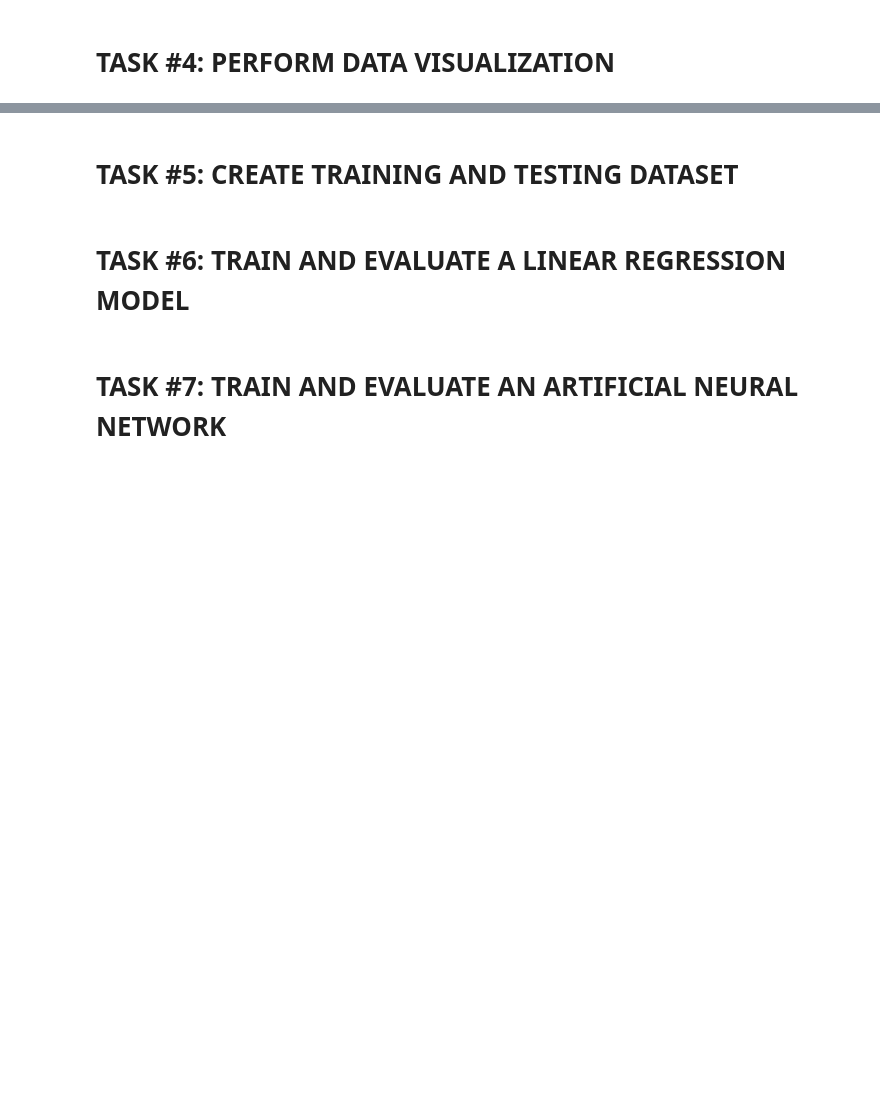
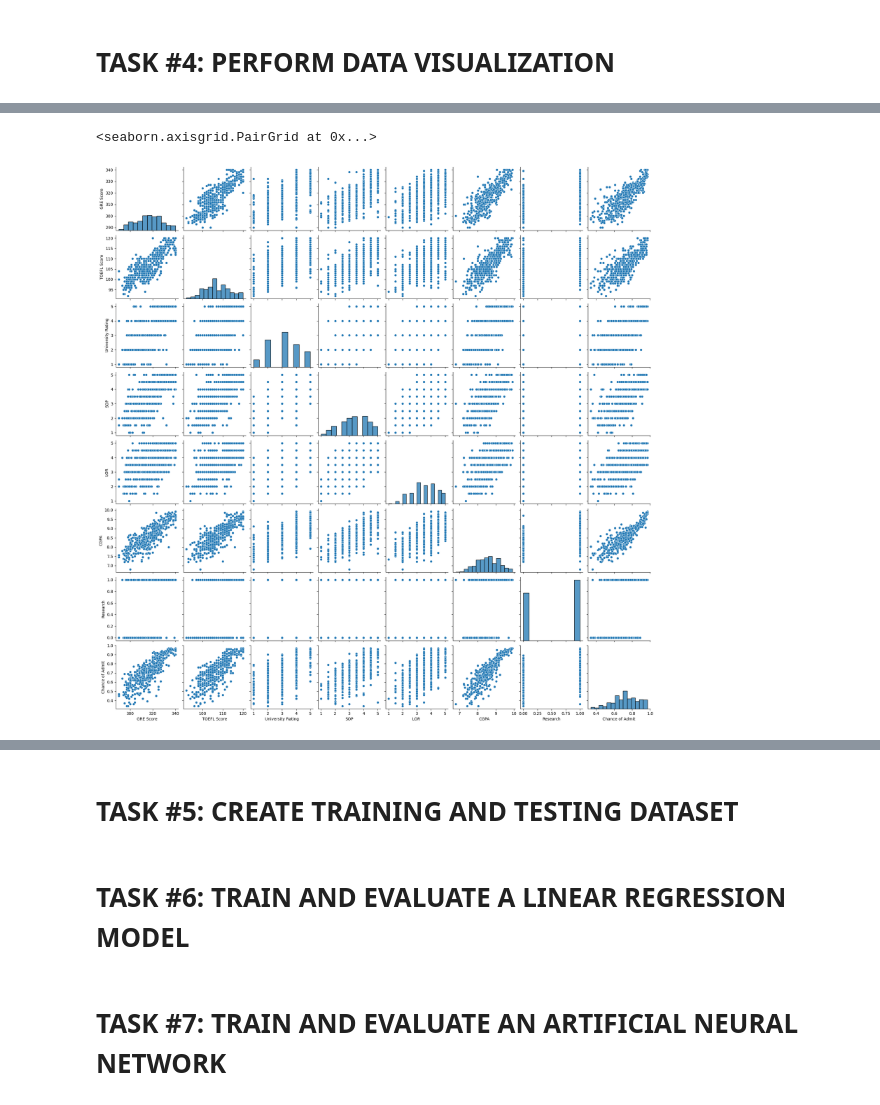
Before and after one commit to Usama-Amjad/University-Admission-Prediction, a Jupyter notebook: Graduate_Admission_Prediction.ipynb, the cells around one changed output, grey strips where cells are left out. Cells and saved outputs as stored; diff of their text form; code cells hidden in the pictures; blank space fills up the shorter version.

```diff
--- a/Graduate_Admission_Prediction.ipynb
+++ b/Graduate_Admission_Prediction.ipynb
@@ -38,0 +101,5 @@ adm.drop('Serial No.',axis=1,inplace=True)
+# %%
+sns.pairplot(adm)
+# %% [output]
+<seaborn.axisgrid.PairGrid at 0x...>
+[figure, added]
```
Also changed, not shown: parts of 6 cells of this notebook.
